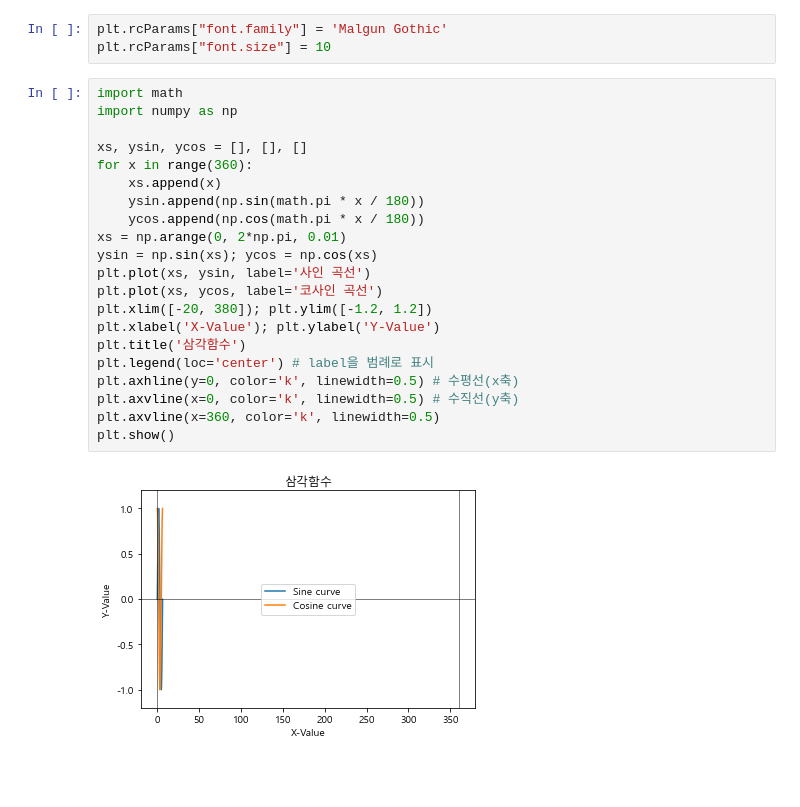
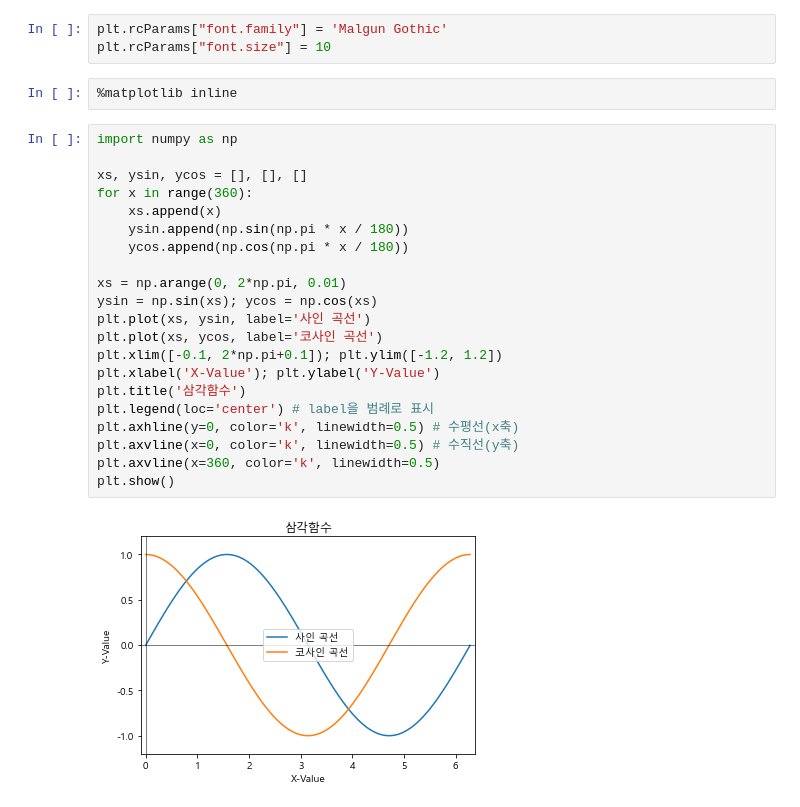
Before and after one commit to Hipenguin1/DataAnalysis2, a Jupyter notebook: 03.matplotlib/01_한글사용.ipynb, the cells around one changed output. Saved outputs shown, nothing was run; the diff lists cells and outputs as text; blank space fills up the shorter version.

```diff
--- a/03.matplotlib/01_한글사용.ipynb
+++ b/03.matplotlib/01_한글사용.ipynb
@@ -21,26 +22,28 @@ mpl.rcParams['axes.unicode_minus'] =False
 # %%
 plt.rcParams["font.family"] = 'Malgun Gothic'
 plt.rcParams["font.size"] = 10
+# %%
+%matplotlib inline
 # %%
-import math
 import numpy as np
 
 xs, ysin, ycos = [], [], []
 for x in range(360):
     xs.append(x)
-    ysin.append(np.sin(math.pi * x / 180))
-    ycos.append(np.cos(math.pi * x / 180))
+    ysin.append(np.sin(np.pi * x / 180))
+    ycos.append(np.cos(np.pi * x / 180))
+
 xs = np.arange(0, 2*np.pi, 0.01)
 ysin = np.sin(xs); ycos = np.cos(xs)
 plt.plot(xs, ysin, label='사인 곡선')
 plt.plot(xs, ycos, label='코사인 곡선')
-plt.xlim([-20, 380]); plt.ylim([-1.2, 1.2])
+plt.xlim([-0.1, 2*np.pi+0.1]); plt.ylim([-1.2, 1.2])
 plt.xlabel('X-Value'); plt.ylabel('Y-Value')
 plt.title('삼각함수')
 plt.legend(loc='center') # label을 범례로 표시
 plt.axhline(y=0, color='k', linewidth=0.5) # 수평선(x축)
 plt.axvline(x=0, color='k', linewidth=0.5) # 수직선(y축)
 plt.axvline(x=360, color='k', linewidth=0.5)
 plt.show()
 # %% [output]
-[figure, old version]
+[figure, new version]
```
Also changed, not shown: parts of 2 cells of this notebook.
